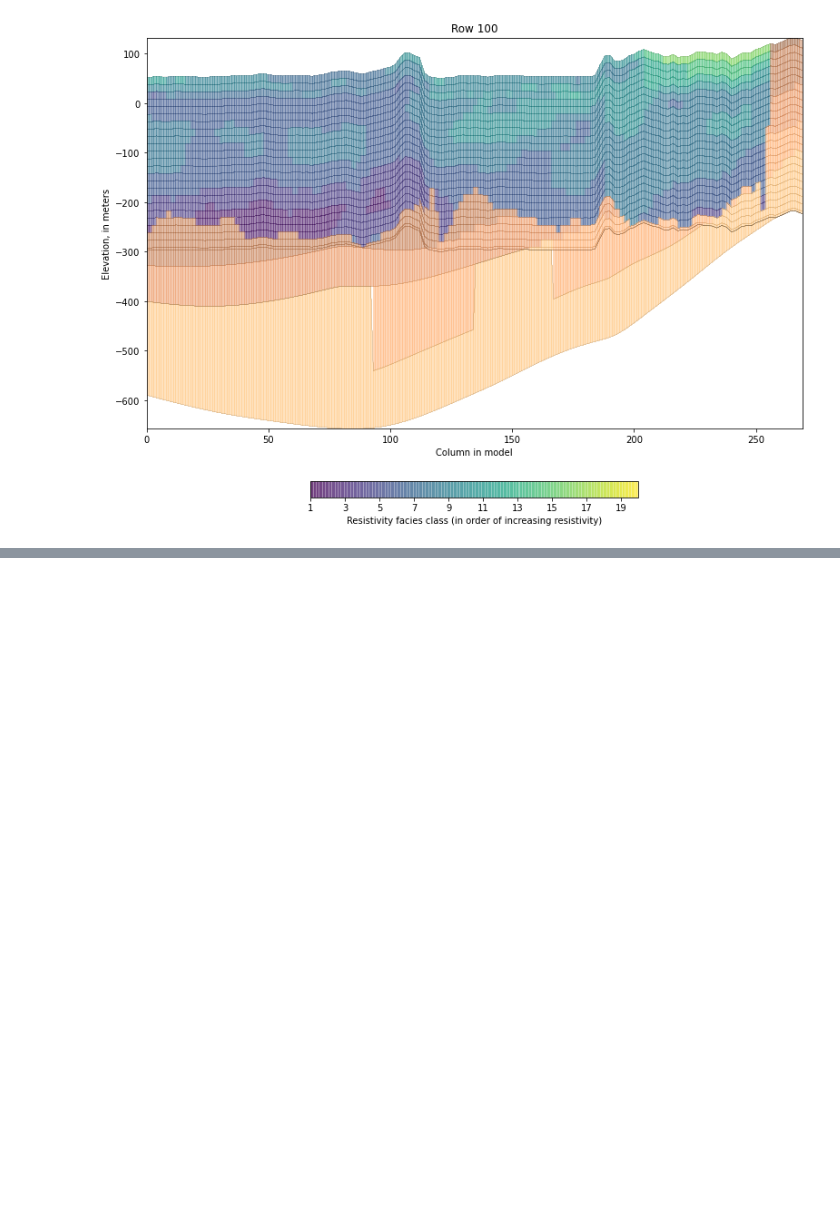
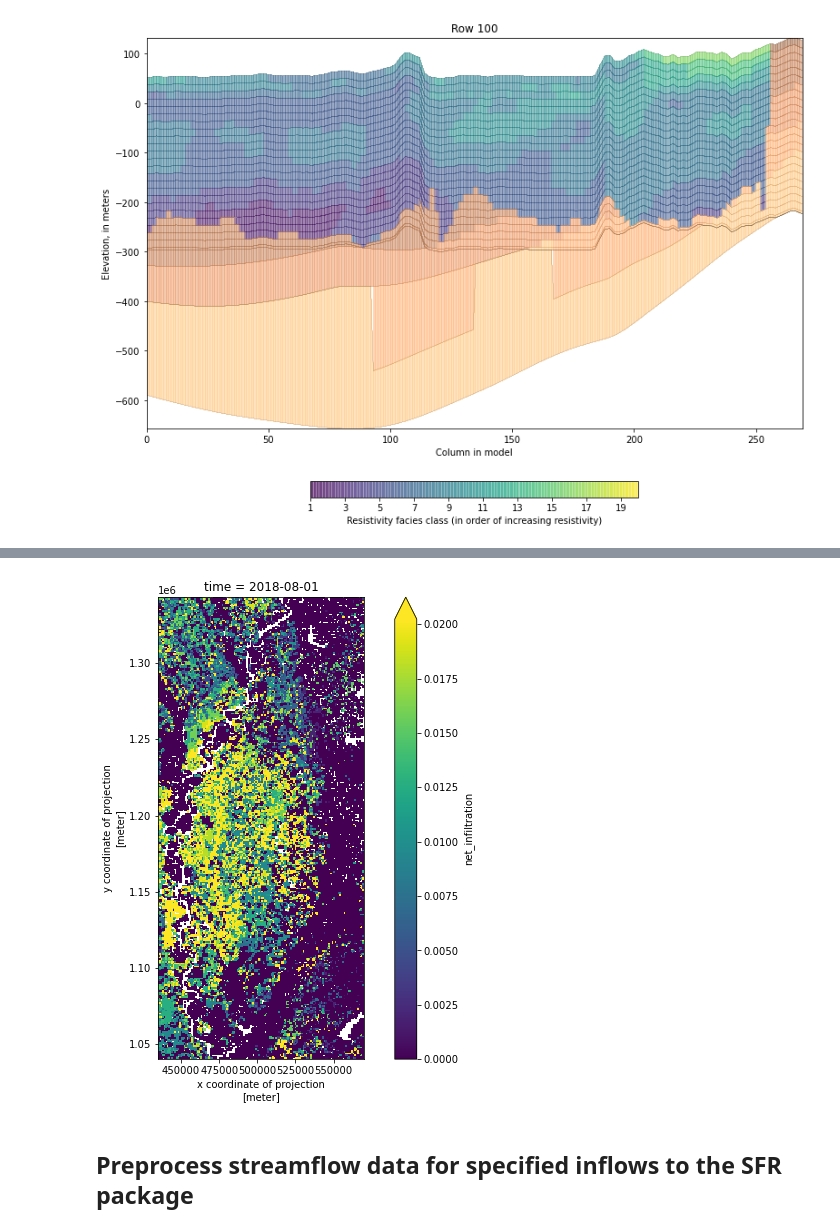
Before and after one commit to aleaf/usgs-map-gwmodels, a Jupyter notebook: examples/Example.ipynb, the cells around one changed output, grey strips where cells are left out. Cells and saved outputs as stored; diff of their text form; code cells hidden in the pictures; blank space fills up the shorter version.

Commit message:
docs(example): added observation/inflow processing to demo notebook; refactor(swflows, headobs): consolidate some functions and a few minor fixes

```diff
--- a/examples/Example.ipynb
+++ b/examples/Example.ipynb
@@ -97,0 +121,11 @@ plot_slice(layers, property_data=zone_array,
+# %%
+from mapgwm.swb import get_monthly_means
+
+data_file = test_data_path / 'swb/delta_swb_summer2018.nc'
+
+# output
+outputfile = output_folder / 'swb_monthly_means.nc'
+
+# get the monthly means
+get_monthly_means(data_file, outfile=outputfile,
+                  filter=delta_inset_model_grid.bounds, check_results=True)
@@ -97,0 +142,9 @@ plot_slice(layers, property_data=zone_array,
+# %%
+with xr.open_dataset(outputfile) as ds:
+    fig, ax = plt.subplots(figsize=(11, 8.5))
+    ds['net_infiltration'].sel(time='2018-08').plot(ax=ax, vmax=ds['net_infiltration'].quantile(0.95))
+    ax.set_aspect(1)
+# %% [output]
+[figure, added]
+# %% [markdown]
+## Preprocess streamflow data for specified inflows to the SFR package
```
Also changed, not shown: parts of 31 cells of this notebook, 14 other files.
